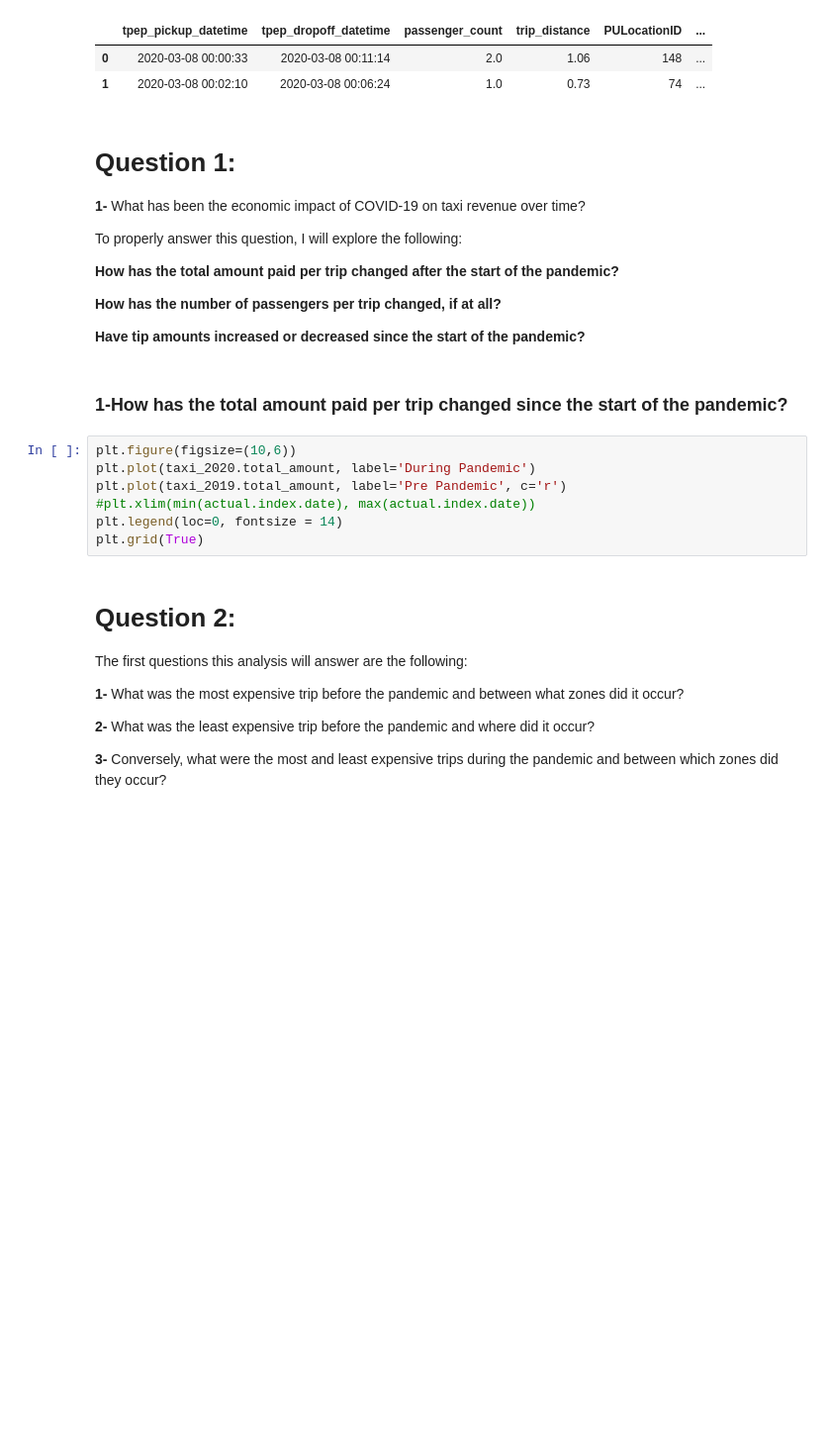
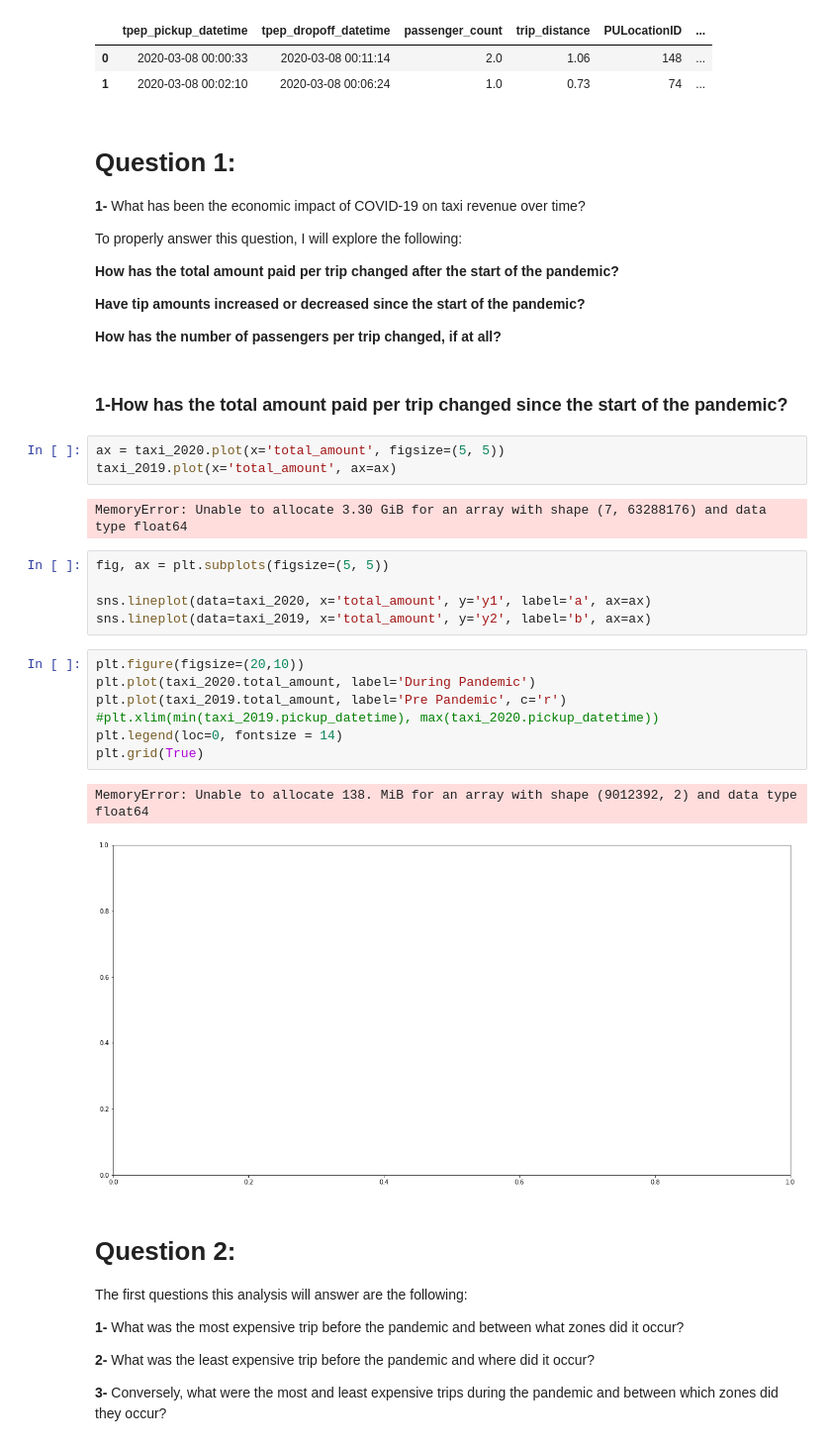
Before and after one commit to samtuleen/nyc-taxis-vs-covid, a Jupyter notebook: notebook1.ipynb, the cells around one changed output. Shown at 99% size. Saved outputs shown, nothing was run; the diff lists cells and outputs as text; blank space fills up the shorter version.

```diff
--- a/notebook1.ipynb
+++ b/notebook1.ipynb
@@ -36,18 +36,31 @@ To properly answer this question, I will explore the following:
 
 **How has the total amount paid per trip changed after the start of the pandemic?**
 
+**Have tip amounts increased or decreased since the start of the pandemic?**
+
 **How has the number of passengers per trip changed, if at all?**
-
-**Have tip amounts increased or decreased since the start of the pandemic?**
 # %% [markdown]
 ### 1-How has the total amount paid per trip changed since the start of the pandemic?
+# %%
+ax = taxi_2020.plot(x='total_amount', figsize=(5, 5))
+taxi_2019.plot(x='total_amount', ax=ax)
+# %% [output]
+MemoryError: Unable to allocate 3.30 GiB for an array with shape (7, 63288176) and data type float64
+# %%
+fig, ax = plt.subplots(figsize=(5, 5))
+
+sns.lineplot(data=taxi_2020, x='total_amount', y='y1', label='a', ax=ax)
+sns.lineplot(data=taxi_2019, x='total_amount', y='y2', label='b', ax=ax)
 # %%
-plt.figure(figsize=(10,6))
+plt.figure(figsize=(20,10))
 plt.plot(taxi_2020.total_amount, label='During Pandemic')
 plt.plot(taxi_2019.total_amount, label='Pre Pandemic', c='r')
-#plt.xlim(min(actual.index.date), max(actual.index.date))
+#plt.xlim(min(taxi_2019.pickup_datetime), max(taxi_2020.pickup_datetime))
 plt.legend(loc=0, fontsize = 14)
 plt.grid(True)
+# %% [output]
+MemoryError: Unable to allocate 138. MiB for an array with shape (9012392, 2) and data type float64
+[figure, added]
 # %% [markdown]
 # Question 2:
 The first questions this analysis will answer are the following:
```
Also changed, not shown: parts of 2 cells of this notebook.
